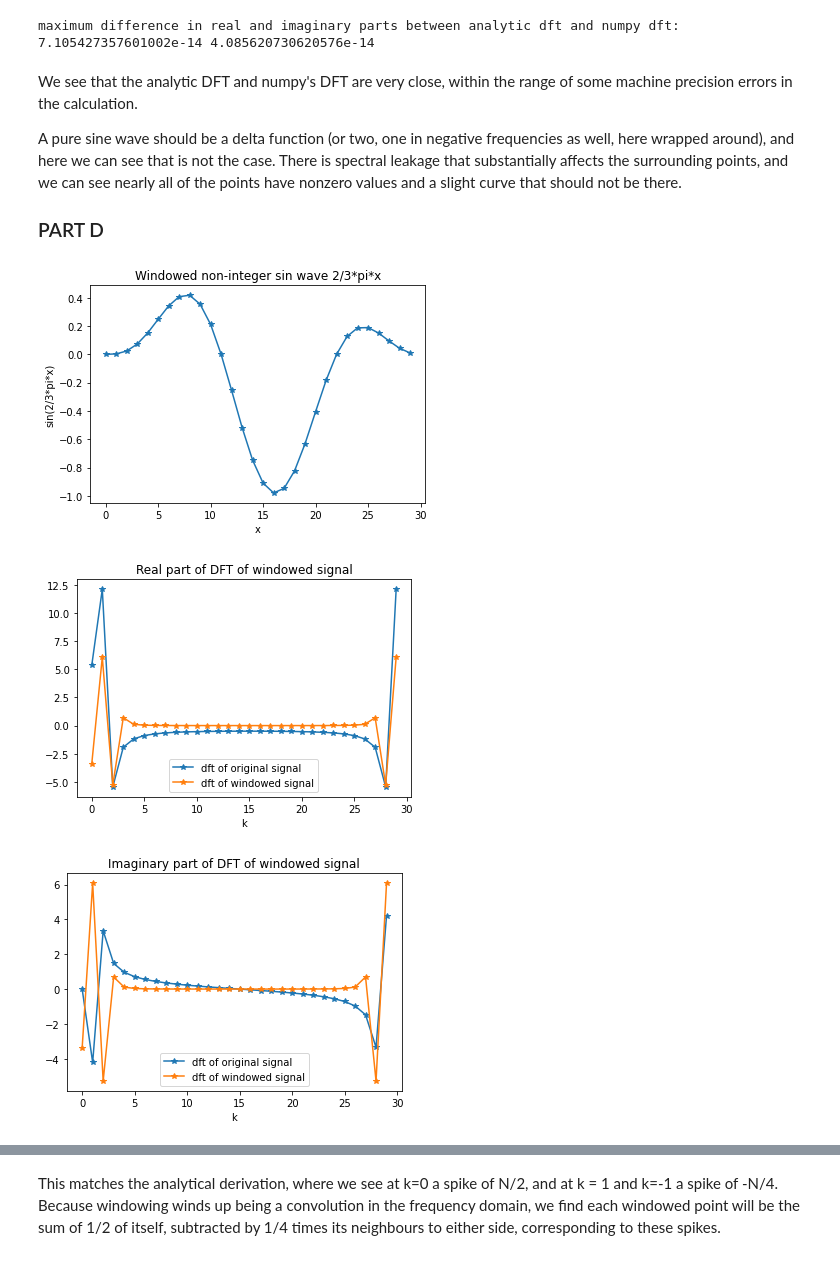
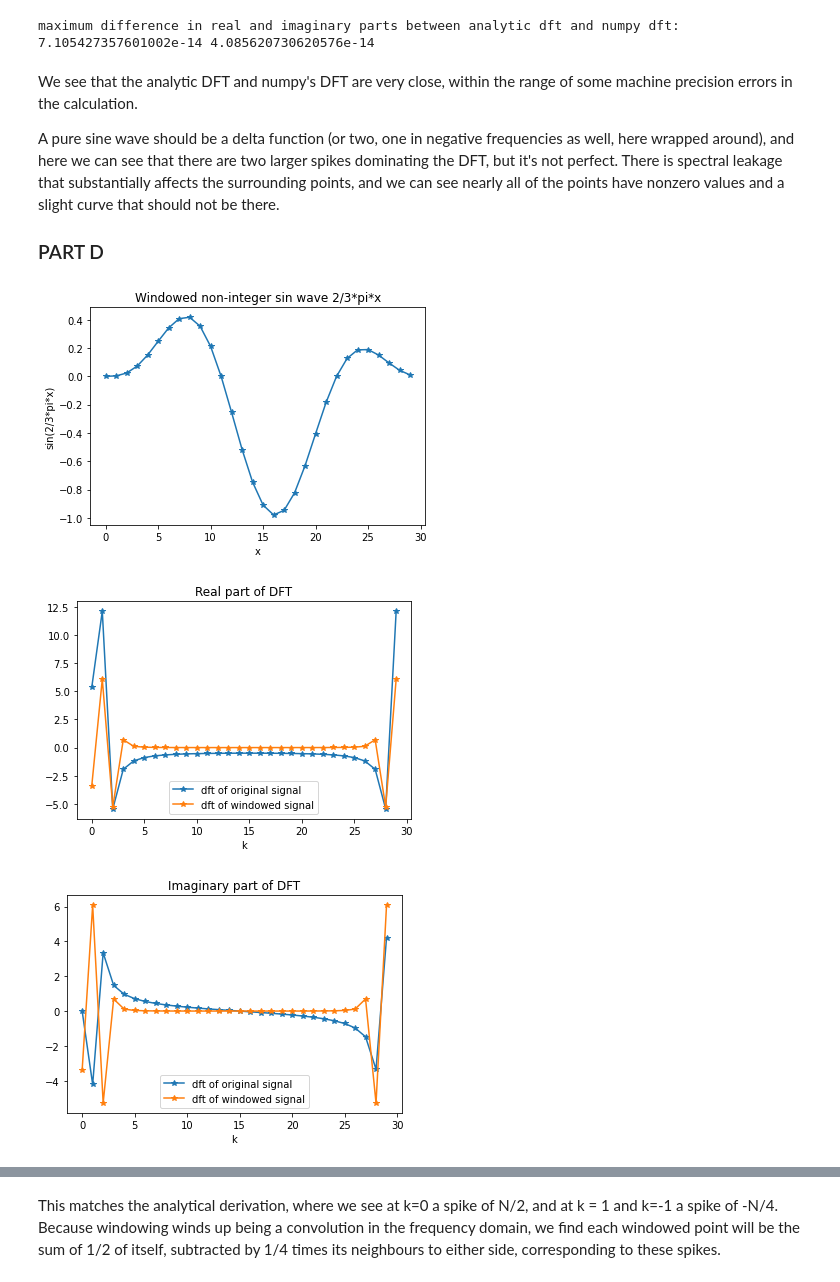
Before and after one commit to lizzord/phys512hw, a Jupyter notebook: problemset4/question5.ipynb, the cells around one changed output, grey strips where cells are left out. Cells and saved outputs as stored; diff of their text form; code cells hidden in the pictures.

```diff
--- a/problemset4/question5.ipynb
+++ b/problemset4/question5.ipynb
@@ -77,7 +74,7 @@ maximum difference in real and imaginary parts between analytic dft and numpy df
 # %% [markdown]
 We see that the analytic DFT and numpy's DFT are very close, within the range of some machine precision errors in the calculation.
 
-A pure sine wave should be a delta function (or two, one in negative frequencies as well, here wrapped around), and here we can see that is not the case. There is spectral leakage that substantially affects the surrounding points, and we can see nearly all of the points have nonzero values and a slight curve that should not be there.
+A pure sine wave should be a delta function (or two, one in negative frequencies as well, here wrapped around), and here we can see that there are two larger spikes dominating the DFT, but it's not perfect. There is spectral leakage that substantially affects the surrounding points, and we can see nearly all of the points have nonzero values and a slight curve that should not be there.
 
 ### PART D
 # %%
@@ -85,50 +82,35 @@ A pure sine wave should be a delta function (or two, one in negative frequencies
 
 #create window and dft of window
 win = 0.5-0.5*np.cos(2*np.pi*x/N)
-windft = np.fft.fft(win)
-
-# #convolve fft of window with fft of y : same as time domain multiplication
-#buuuut doesn't seem to want to work. convolution has discontinuities and is super long
-ydft_win = np.convolve(ydft, windft, 'same')
-# ydft_win_re = convolve1d(np.real(ydft), np.real(windft), mode='wrap')
-# ydft_win_im = convolve1d(np.imag(ydft), np.imag(windft), mode='wrap')
-# ydft_win = ydft_win_re + 1j*ydft_win_im
 
 #calculate DFT with numpy using signal windowed in time domain
 y_win = y*win
 ydft_win_np = np.fft.fft(y_win)
 
 mpl.figure()
 mpl.plot(x, y_win, '*-')
 mpl.title('Windowed non-integer sin wave 2/3*pi*x')
 mpl.xlabel('x')
 mpl.ylabel('sin(2/3*pi*x)')
 mpl.show()
 
 mpl.figure()
-# mpl.plot(np.real(ydft_win), '*-')
 mpl.plot(np.real(ydft_np), '*-')
 mpl.plot(np.real(ydft_win_np), '*-')
-mpl.title('Real part of DFT of windowed signal')
-# mpl.legend(['analytic', 'numpy'])
+mpl.title('Real part of DFT')
 mpl.legend(['dft of original signal', 'dft of windowed signal'])
 mpl.xlabel('k')
 mpl.show()
 
 mpl.figure()
-# mpl.plot(np.imag(ydft_win), '*-')
 mpl.plot(np.imag(ydft_np), '*-')
 mpl.plot(np.real(ydft_win_np), '*-')
-mpl.title('Imaginary part of DFT of windowed signal')
+mpl.title('Imaginary part of DFT')
 mpl.legend(['dft of original signal', 'dft of windowed signal'])
-# mpl.legend(['analytic', 'numpy'])
 mpl.xlabel('k')
 mpl.show()
-
-# print('maximum difference in real and imaginary parts between analytic dft and numpy dft: ')
-# print(max(np.abs(np.real(ydft_win - ydft_win_np))), max(np.abs(np.imag(ydft_win - ydft_win_np))))
 # %% [output]
 [figure]
-[figure, old version]
+[figure, new version]
-[figure, old version]
+[figure, new version]
 # %% [markdown]
```
Also changed, not shown: parts of 7 cells of this notebook, 2 other files.
